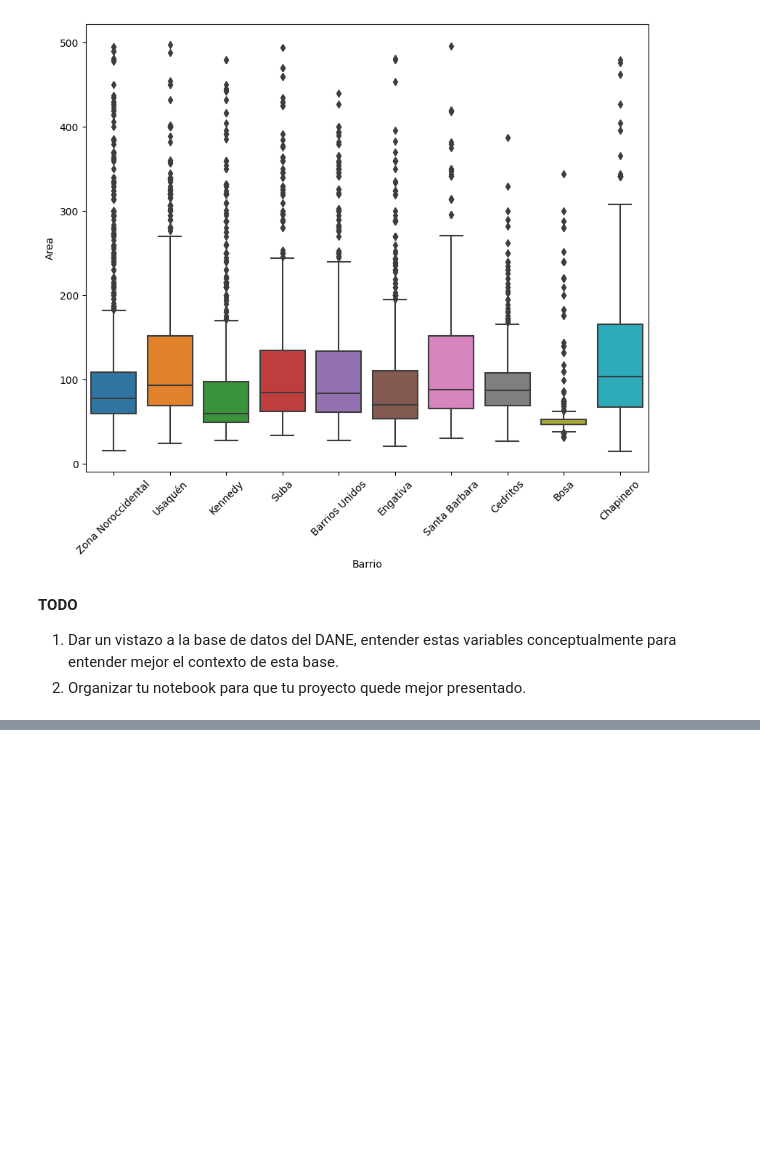
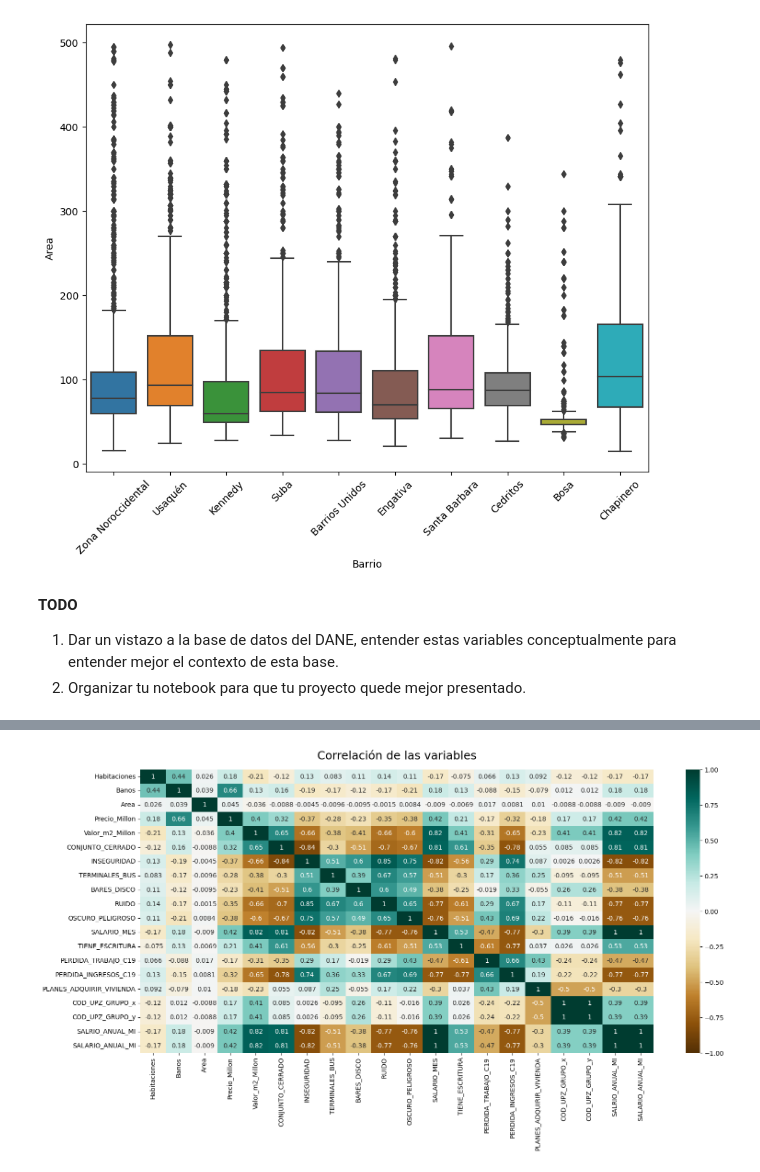
Before and after one commit to Deivid-Ruales/Data_sciense, a Jupyter notebook: Inmersión_Datos_Aula_1.ipynb, the cells around one changed output, grey strips where cells are left out. Cells and saved outputs as stored; diff of their text form; code cells hidden in the pictures; blank space fills up the shorter version.

```diff
--- a/Inmersión_Datos_Aula_1.ipynb
+++ b/Inmersión_Datos_Aula_1.ipynb
@@ -668,0 +978,9 @@ plt.show()
+# %%
+#se representa con un grafico de calor las correlaciones entre columnas
+plt.figure(figsize=(18, 8))
+#https://www.tylervigen.com/spurious-correlations
+#mascara = np.triu(np.ones_like(datos_ml.corr(), dtype=bool)) mask=mascara,
+heatmap = sns.heatmap(datos_ml.corr(), vmin=-1, vmax=1, annot=True, cmap='BrBG')
+heatmap.set_title('Correlación de las variables', fontdict={'fontsize':18}, pad=16);
+# %% [output]
+[figure, added]
```
Also changed, not shown: parts of 39 cells of this notebook.
